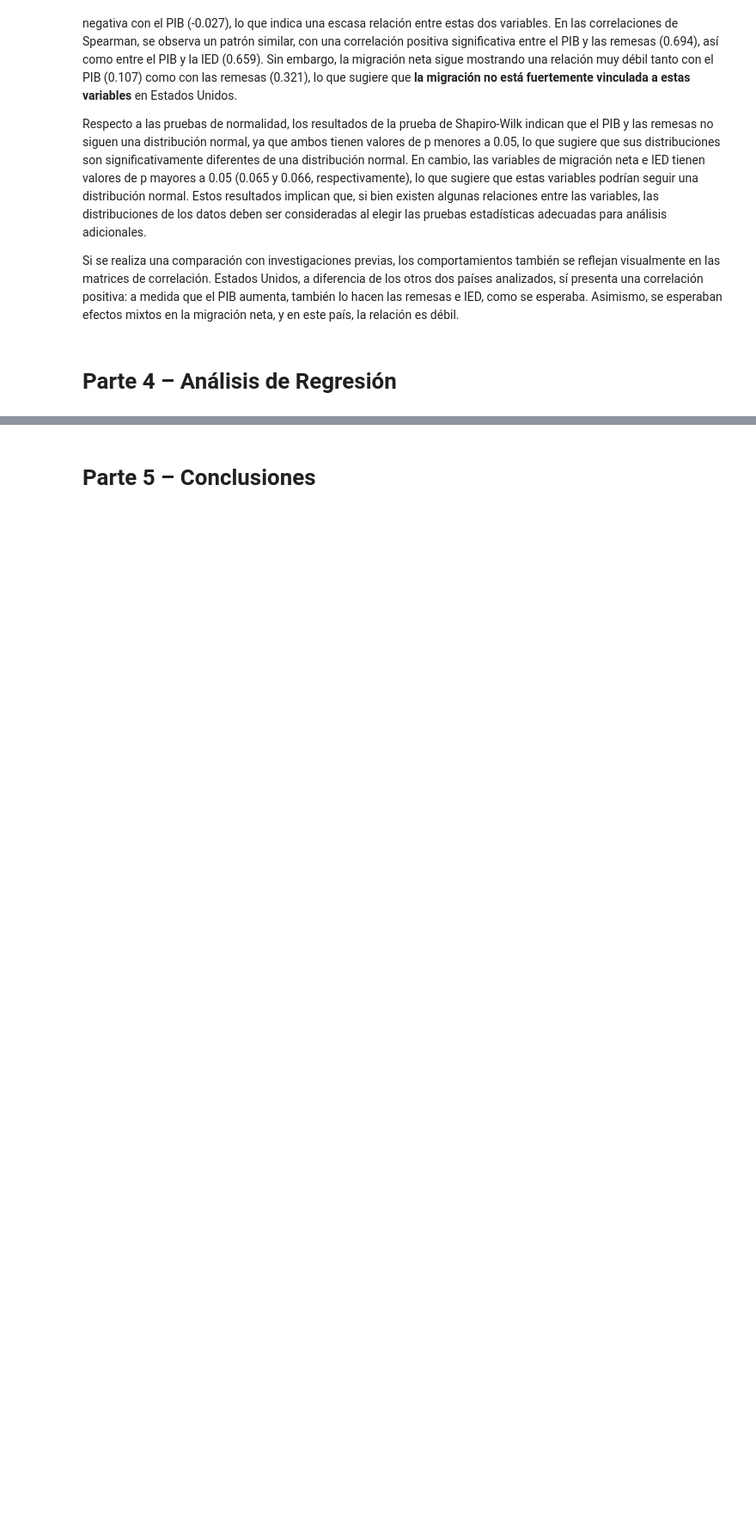
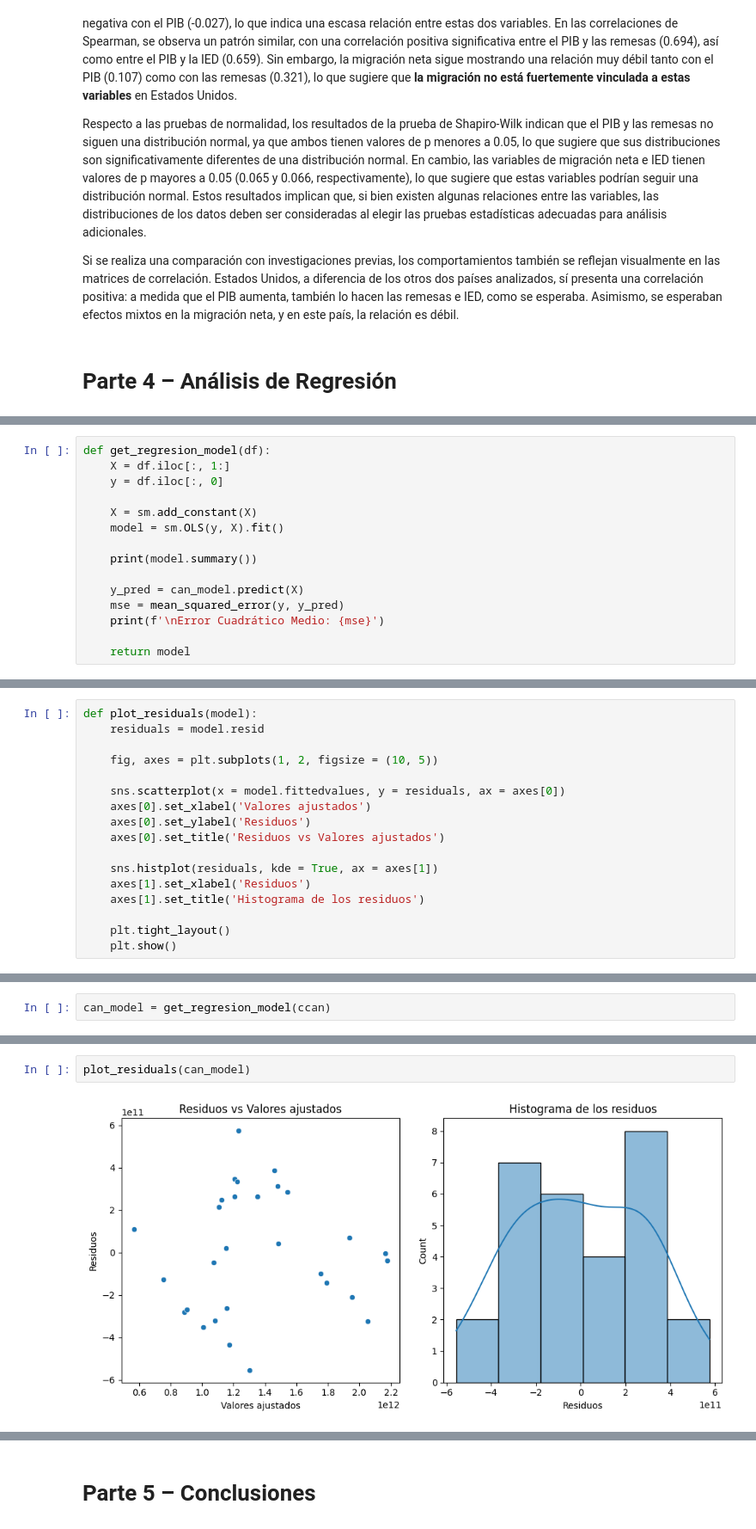
Before and after one commit to Maquililo/prueba-reclutamiento-python, a Jupyter notebook: notebook.ipynb, the cells around one changed output, grey strips where cells are left out. Shown at 86% size. Drawn from its saved outputs; the diff is of its cells as text; blank space fills up the shorter version.

```diff
--- a/notebook.ipynb
+++ b/notebook.ipynb
@@ -758,0 +780,15 @@ Si se realiza una comparación con investigaciones previas, los comportamientos
+# %%
+def get_regresion_model(df):
+    X = df.iloc[:, 1:]
+    y = df.iloc[:, 0]
+
+    X = sm.add_constant(X)
+    model = sm.OLS(y, X).fit()
+
+    print(model.summary())
+
+    y_pred = can_model.predict(X)
+    mse = mean_squared_error(y, y_pred)
+    print(f'\nError Cuadrático Medio: {mse}')
+
+    return model
@@ -758,0 +804,17 @@ Si se realiza una comparación con investigaciones previas, los comportamientos
+# %%
+def plot_residuals(model):
+    residuals = model.resid
+
+    fig, axes = plt.subplots(1, 2, figsize = (10, 5))
+
+    sns.scatterplot(x = model.fittedvalues, y = residuals, ax = axes[0])
+    axes[0].set_xlabel('Valores ajustados')
+    axes[0].set_ylabel('Residuos')
+    axes[0].set_title('Residuos vs Valores ajustados')
+
+    sns.histplot(residuals, kde = True, ax = axes[1])
+    axes[1].set_xlabel('Residuos')
+    axes[1].set_title('Histograma de los residuos')
+
+    plt.tight_layout()
+    plt.show()
@@ -758,0 +831,2 @@ Si se realiza una comparación con investigaciones previas, los comportamientos
+# %%
+can_model = get_regresion_model(ccan)
@@ -758,0 +862,4 @@ Si se realiza una comparación con investigaciones previas, los comportamientos
+# %%
+plot_residuals(can_model)
+# %% [output]
+[figure, added]
```
Also changed, not shown: parts of 35 cells of this notebook.
